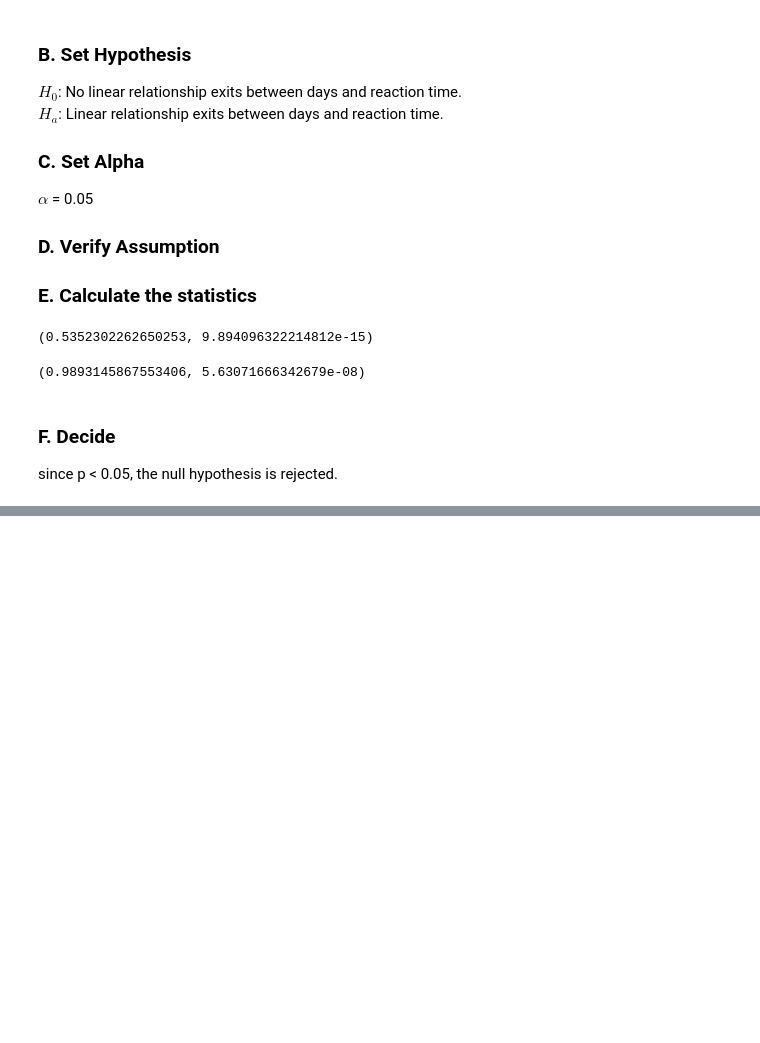
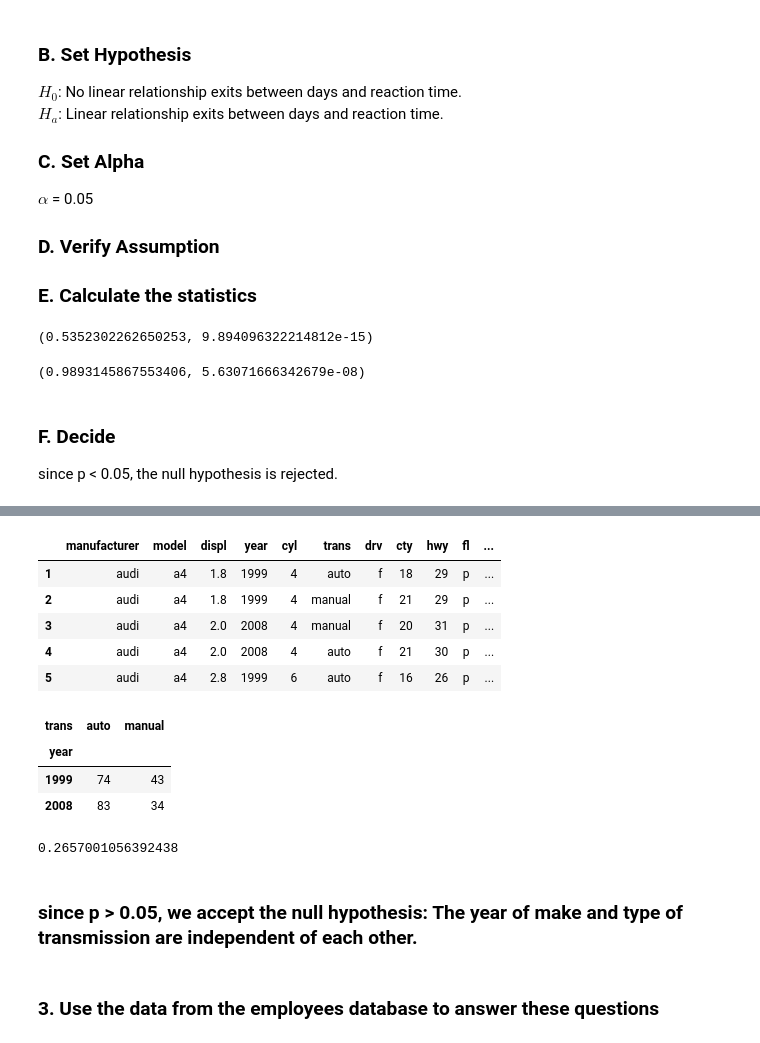
Before and after one commit to Yongliang-Shi/statistics-exercises, a Jupyter notebook: hypothesis_testing.ipynb, the cells around one changed output, grey strips where cells are left out. Saved outputs shown, nothing was run; the diff lists cells and outputs as text; code cells hidden in the pictures; blank space fills up the shorter version.

```diff
--- a/hypothesis_testing.ipynb
+++ b/hypothesis_testing.ipynb
@@ -1065,0 +1100,3 @@ since p < 0.05, the null hypothesis is rejected.
+# %%
+mpg = data('mpg')
+mpg.head()
@@ -1065,0 +1159,30 @@ since p < 0.05, the null hypothesis is rejected.
+# %%
+# Regroup the type of transmission into ['auto', 'manual']
+
+mpg.trans = mpg.trans.apply(lambda i: 'auto' if 'auto' in i else 'manual')
+# %%
+mpg.head()
+# %% [output]
+|  | manufacturer | model | displ | year | cyl | trans | drv | cty | hwy | fl | ... |
+| 1 | audi | a4 | 1.8 | 1999 | 4 | auto | f | 18 | 29 | p | ... |
+| 2 | audi | a4 | 1.8 | 1999 | 4 | manual | f | 21 | 29 | p | ... |
+| 3 | audi | a4 | 2.0 | 2008 | 4 | manual | f | 20 | 31 | p | ... |
+| 4 | audi | a4 | 2.0 | 2008 | 4 | auto | f | 21 | 30 | p | ... |
+| 5 | audi | a4 | 2.8 | 1999 | 6 | auto | f | 16 | 26 | p | ... |
+# %%
+observed = pd.crosstab(mpg.year, mpg.trans)
+observed
+# %% [output]
+| trans | auto | manual |
+| year |  |  |
+| 1999 | 74 | 43 |
+| 2008 | 83 | 34 |
+# %%
+chi2, p, degf, expected = stats.chi2_contingency(observed)
+p
+# %% [output]
+0.2657001056392438
+# %% [markdown]
+### since p > 0.05, we accept the null hypothesis: The year of make and type of transmission are independent of each other.
+# %% [markdown]
+### 3. Use the data from the employees database to answer these questions
```
Also changed, not shown: parts of 31 cells of this notebook.
